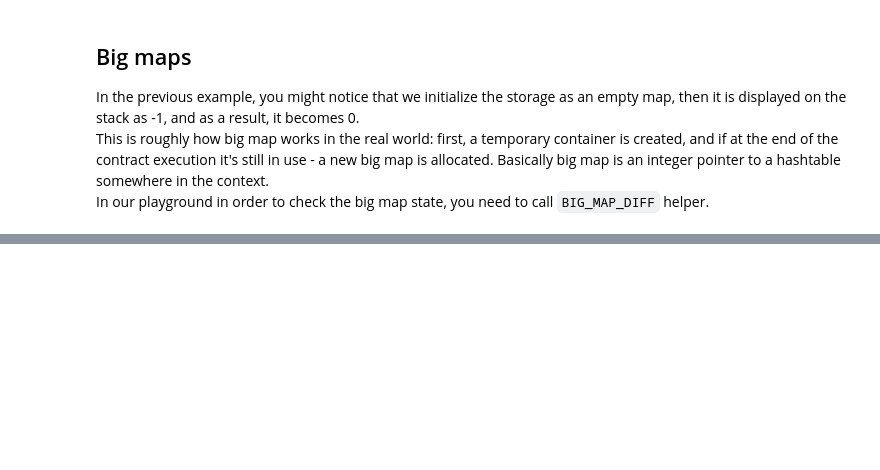
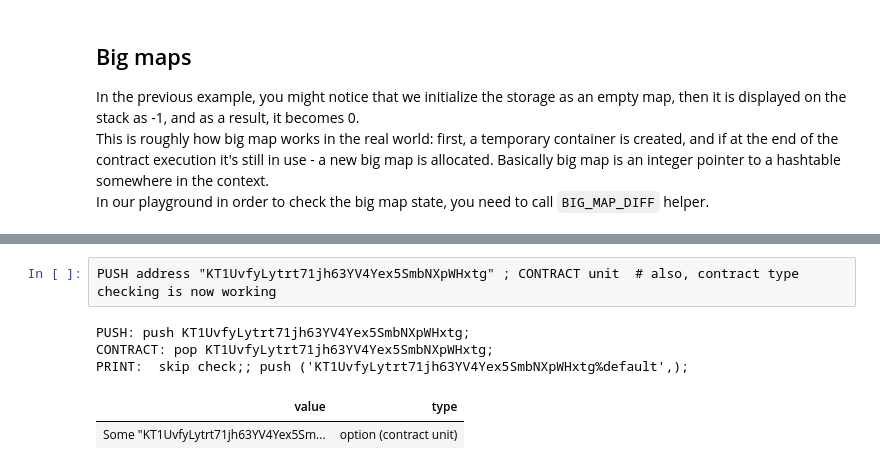
Before and after one commit to baking-bad/michelson-kernel, a Jupyter notebook: michelson_quickstart.ipynb, the cells around one changed output, grey strips where cells are left out. Cells and saved outputs as stored; diff of their text form; blank space fills up the shorter version.

```diff
--- a/michelson_quickstart.ipynb
+++ b/michelson_quickstart.ipynb
@@ -199,0 +279,8 @@ BIG_MAP_DIFF  # works if the top item contains big maps
+# %%
+PUSH address "KT1UvfyLytrt71jh63YV4Yex5SmbNXpWHxtg" ; CONTRACT unit  # also, contract type checking is now working
+# %% [output]
+PUSH: push KT1UvfyLytrt71jh63YV4Yex5SmbNXpWHxtg;
+CONTRACT: pop KT1UvfyLytrt71jh63YV4Yex5SmbNXpWHxtg;
+PRINT:  skip check;; push ('KT1UvfyLytrt71jh63YV4Yex5SmbNXpWHxtg%default',);
+| value | type |
+| Some "KT1UvfyLytrt71jh63YV4Yex5Sm... | option (contract unit) |
```
Also changed, not shown: parts of 19 cells of this notebook.
